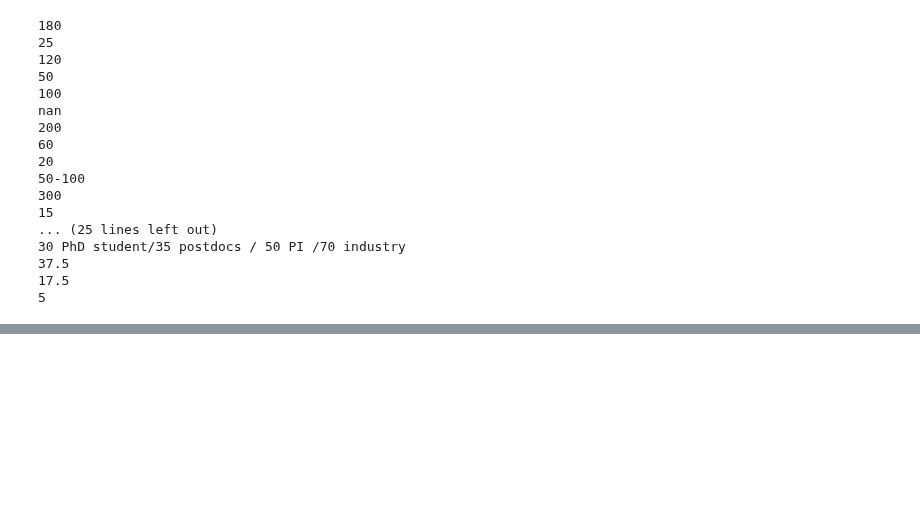
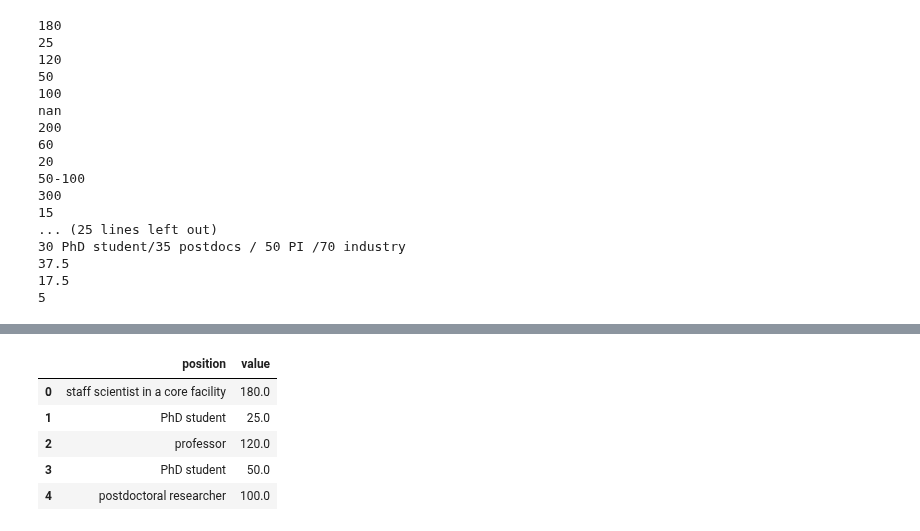
Before and after one commit to GloBIAS-BioimageAnalysts/Survey_2024, a Jupyter notebook: notebooks/membership_cost.ipynb, the cells around one changed output, grey strips where cells are left out. Cells and saved outputs as stored; diff of their text form; code cells hidden in the pictures; blank space fills up the shorter version.

```diff
--- a/notebooks/membership_cost.ipynb
+++ b/notebooks/membership_cost.ipynb
@@ -93,0 +152,20 @@ Median value: 50.00
+# %%
+counts = position_df.value_counts()
+
+# Define your threshold for filtering
+threshold = 10
+
+# Filter out values with counts less than the threshold
+filtered_values = counts[counts >= threshold].index
+
+# Filter the DataFrame to keep only rows with 'Name' in filtered_values
+position_value_filtered_df = position_value_df[position_value_df['position'].isin(filtered_values)]
+
+position_value_filtered_df.head()
+# %% [output]
+|  | position | value |
+| 0 | staff scientist in a core facility | 180.0 |
+| 1 | PhD student | 25.0 |
+| 2 | professor | 120.0 |
+| 3 | PhD student | 50.0 |
+| 4 | postdoctoral researcher | 100.0 |
```
Also changed, not shown: parts of 9 cells of this notebook, 2 other files.
